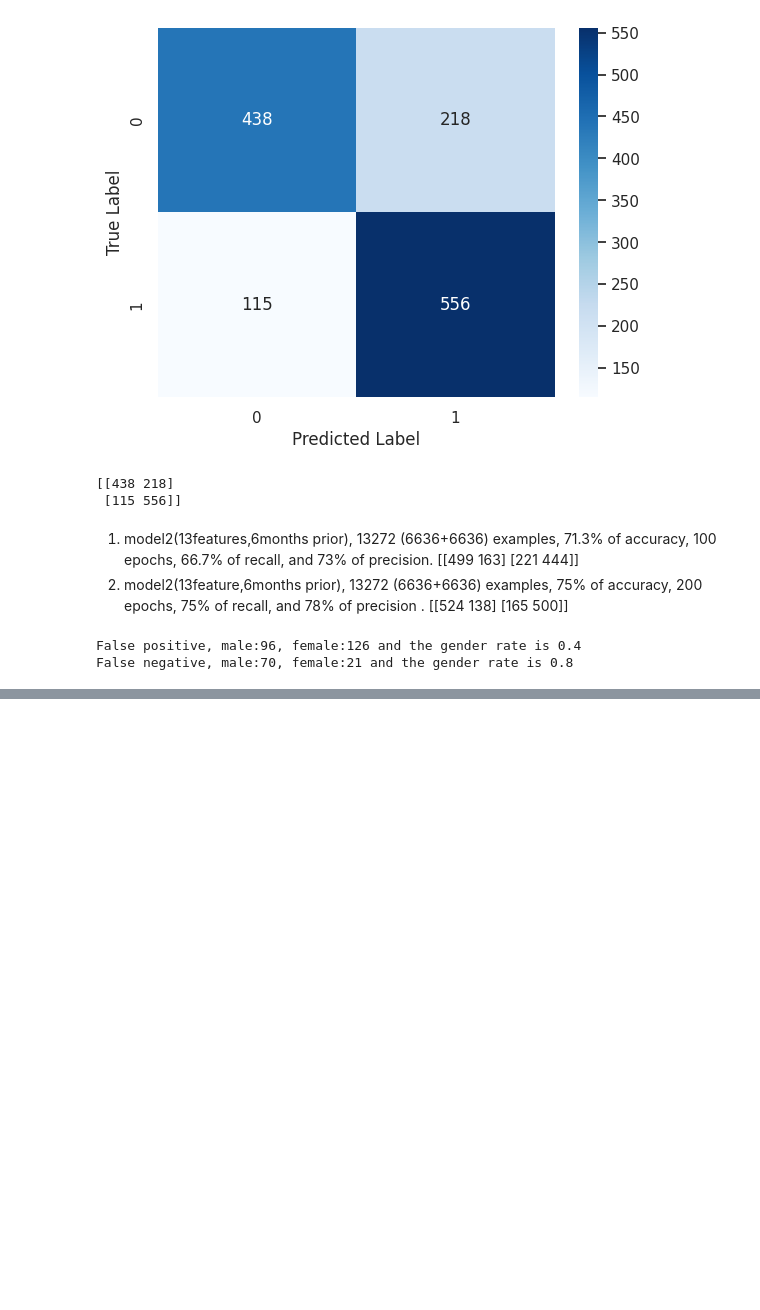
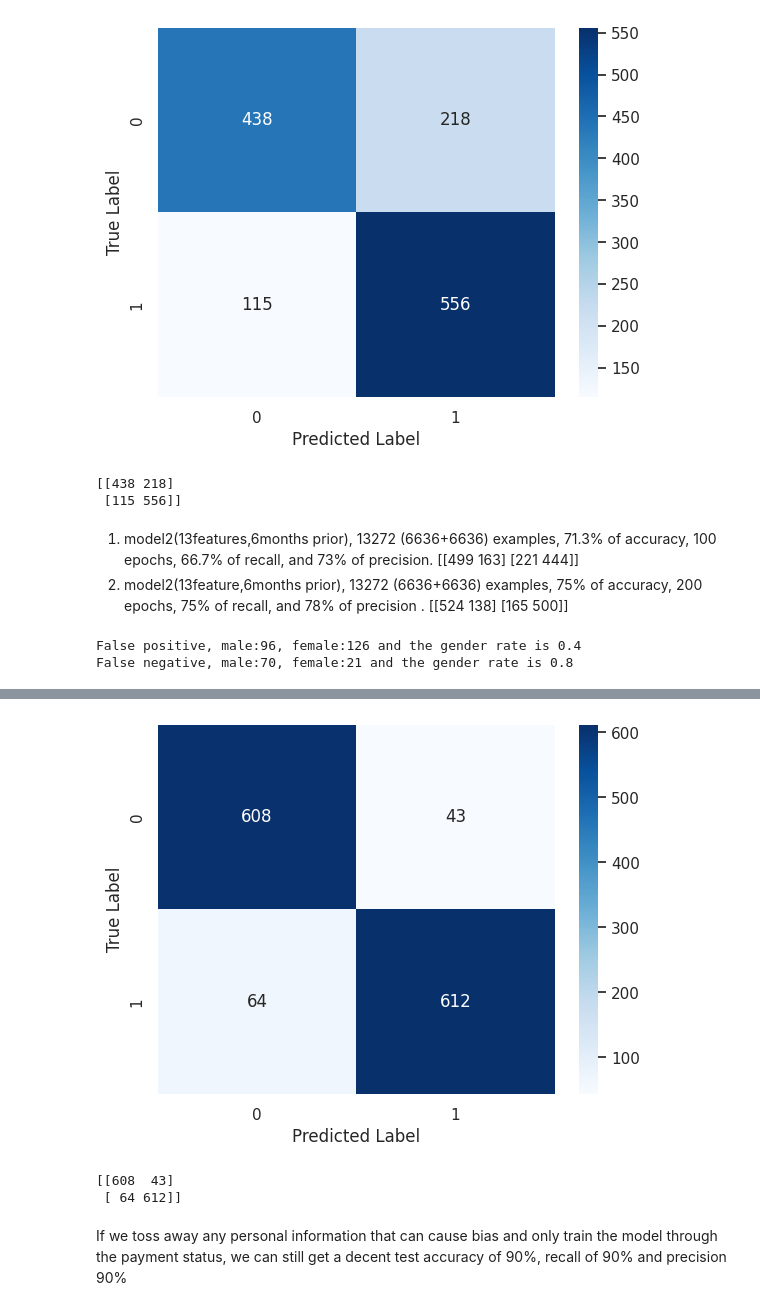
Before and after one commit to RyanChen12035/W207_Project1_Inonu_Myers_Chen, a Jupyter notebook: W207project1_DataPreparation_Training_Eva.ipynb, the cells around one changed output, grey strips where cells are left out. Saved outputs shown, nothing was run; the diff lists cells and outputs as text; code cells hidden in the pictures; blank space fills up the shorter version.

Commit message:
Remove features realted to personal information

```diff
--- a/W207project1_DataPreparation_Training_Eva.ipynb
+++ b/W207project1_DataPreparation_Training_Eva.ipynb
@@ -727,0 +743,19 @@ A little bit assertive and unfair? We simply predict whether default by mostly c
+# %%
+import seaborn as sns  # for nicer plots
+sns.set(style="darkgrid")  # default style
+
+# Create a confusion matrix as a 2D array.
+confusion_matrix = tf.math.confusion_matrix(y_test_true, y_test_predicted)
+
+# Use a heatmap plot to display it.
+ax = sns.heatmap(confusion_matrix, annot=True, fmt='.3g', cmap='Blues')
+# Add axis labels.
+ax.set(xlabel='Predicted Label', ylabel='True Label')
+plt.show()
+print(confusion_matrix.numpy())
+# %% [output]
+[figure, added]
+[[608  43]
+ [ 64 612]]
+# %% [markdown]
+If we toss away any personal information that can cause bias and only train the model through the payment status, we can still get a decent test accuracy of 90%, recall of 90% and precision 90%
```
Also changed, not shown: parts of 23 cells of this notebook.
